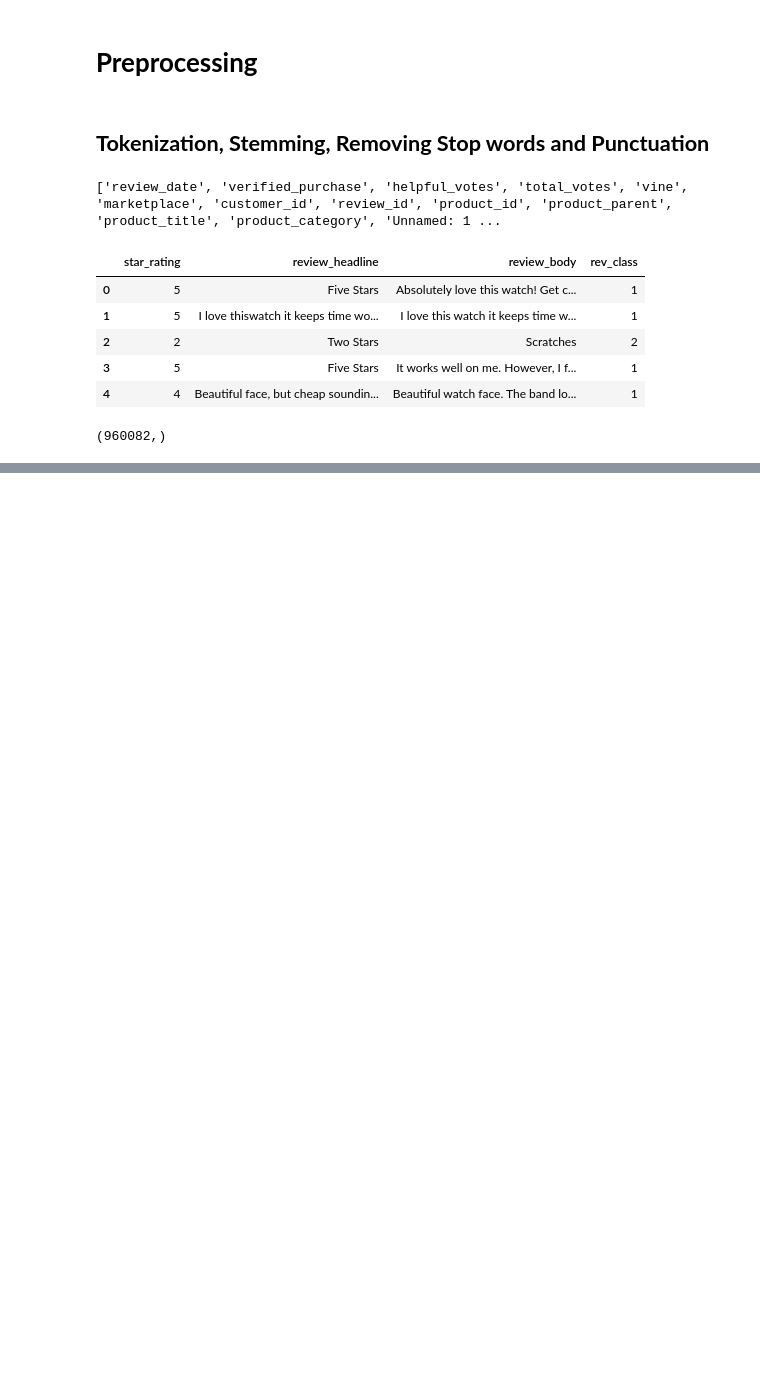
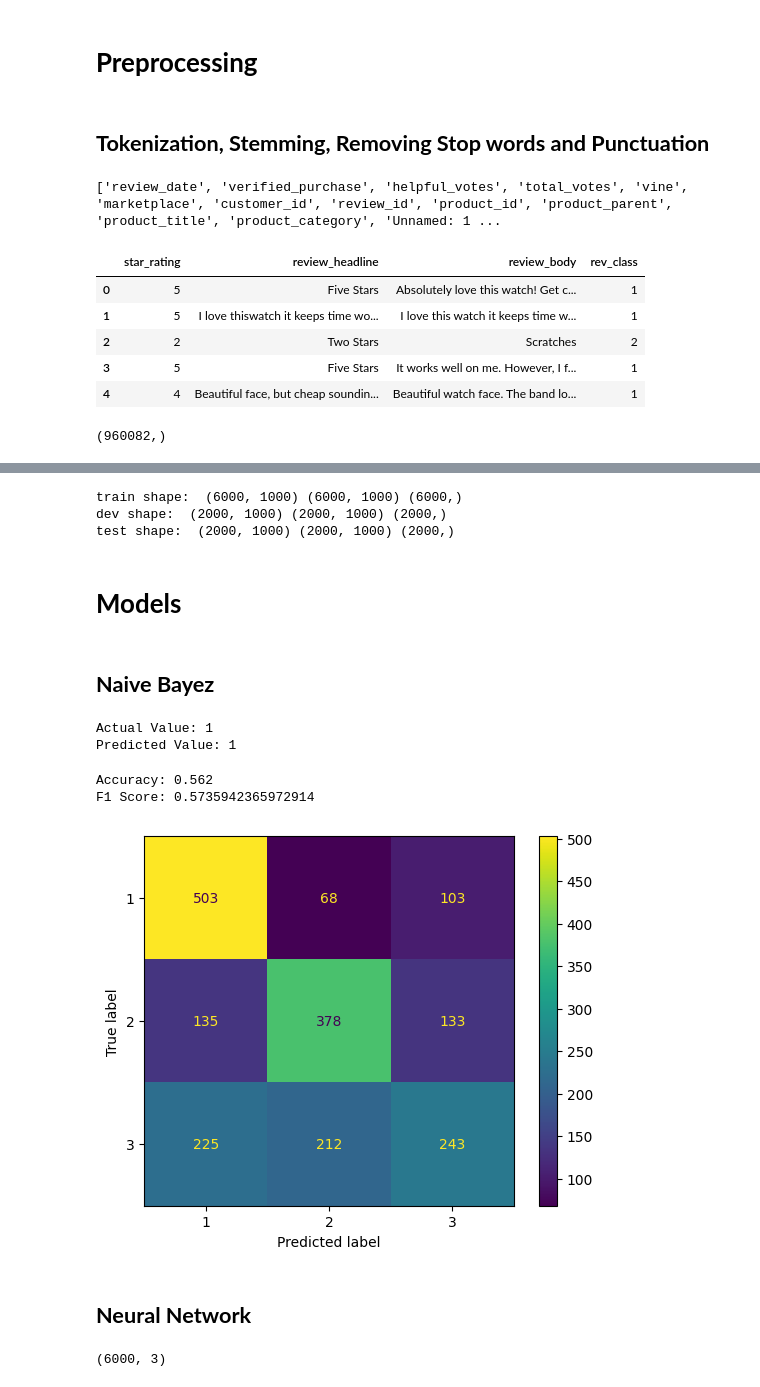
Before and after one commit to amirezzati/Reviews-Sentiment-Analysis, a Jupyter notebook: Reviews_Sentiment_Analysis.ipynb, the cells around one changed output, grey strips where cells are left out. Saved outputs shown, nothing was run; the diff lists cells and outputs as text; code cells hidden in the pictures; blank space fills up the shorter version.

Commit message:
change encoding to Tfidf Vectorization - adding Naive Bayez and NN models

```diff
--- a/Reviews_Sentiment_Analysis.ipynb
+++ b/Reviews_Sentiment_Analysis.ipynb
@@ -178,0 +223,75 @@ encoded_file.close()
+# %%
+headline_train, headline_test, body_train, body_test, y_train, y_test = train_test_split(review_headline_vector, review_body_vector, review_class, test_size=0.40, random_state=75)
+headline_dev, headline_test, body_dev, body_test, y_dev, y_test = train_test_split(headline_test, body_test, y_test, test_size=0.50, random_state=75)
+
+print('train shape: ', headline_train.shape, body_train.shape, y_train.shape)
+print('dev shape: ', headline_dev.shape, body_dev.shape, y_dev.shape)
+print('test shape: ', headline_test.shape, body_test.shape, y_test.shape)
+# %% [output]
+train shape:  (6000, 1000) (6000, 1000) (6000,)
+dev shape:  (2000, 1000) (2000, 1000) (2000,)
+test shape:  (2000, 1000) (2000, 1000) (2000,)
+# %% [markdown]
+# **Models**
+# %% [markdown]
+## **Naive Bayez**
+# %%
+from sklearn.naive_bayes import GaussianNB
+
+X_train = body_train
+X_test = body_test
+
+# Build a Gaussian Classifier
+model = GaussianNB()
+
+# Model training
+model.fit(X_train, y_train)
+
+# Predict Output
+predicted = model.predict([X_test[6]])
+
+print("Actual Value:", y_test[6])
+print("Predicted Value:", predicted[0])
+# %% [output]
+Actual Value: 1
+Predicted Value: 1
+# %%
+from sklearn.metrics import (
+    accuracy_score,
+    confusion_matrix,
+    ConfusionMatrixDisplay,
+    f1_score,
+)
+
+y_pred = model.predict(X_test)
+accuray = accuracy_score(y_pred, y_test)
+f1 = f1_score(y_pred, y_test, average="weighted")
+
+print("Accuracy:", accuray)
+print("F1 Score:", f1)
+# %% [output]
+Accuracy: 0.562
+F1 Score: 0.5735942365972914
+# %%
+labels = [1,2,3]
+cm = confusion_matrix(y_test, y_pred, labels=labels)
+disp = ConfusionMatrixDisplay(confusion_matrix=cm, display_labels=labels)
+disp.plot();
+# %% [output]
+[figure, added]
+# %% [markdown]
+## **Neural Network**
+# %%
+X_train = [headline_train, body_train]
+X_dev = [headline_dev, body_dev]
+X_test = [headline_test, body_test]
+
+
+y_trainn = to_categorical(y_train)[:, 1:4]
+y_devv = to_categorical(y_dev)[:, 1:4]
+y_testt = to_categorical(y_test)[:, 1:4]
+
+validation_data = (X_dev[1], y_devv)
+y_trainn.shape
+# %% [output]
+(6000, 3)
```
Also changed, not shown: parts of 26 cells of this notebook.
